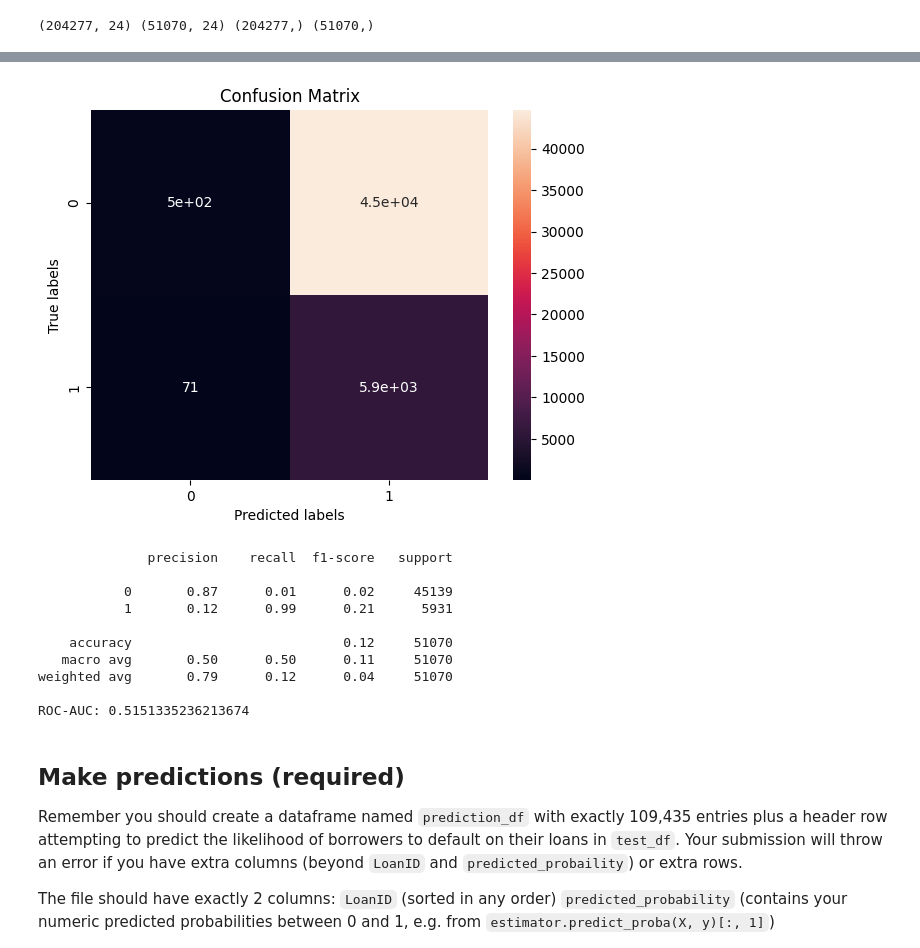
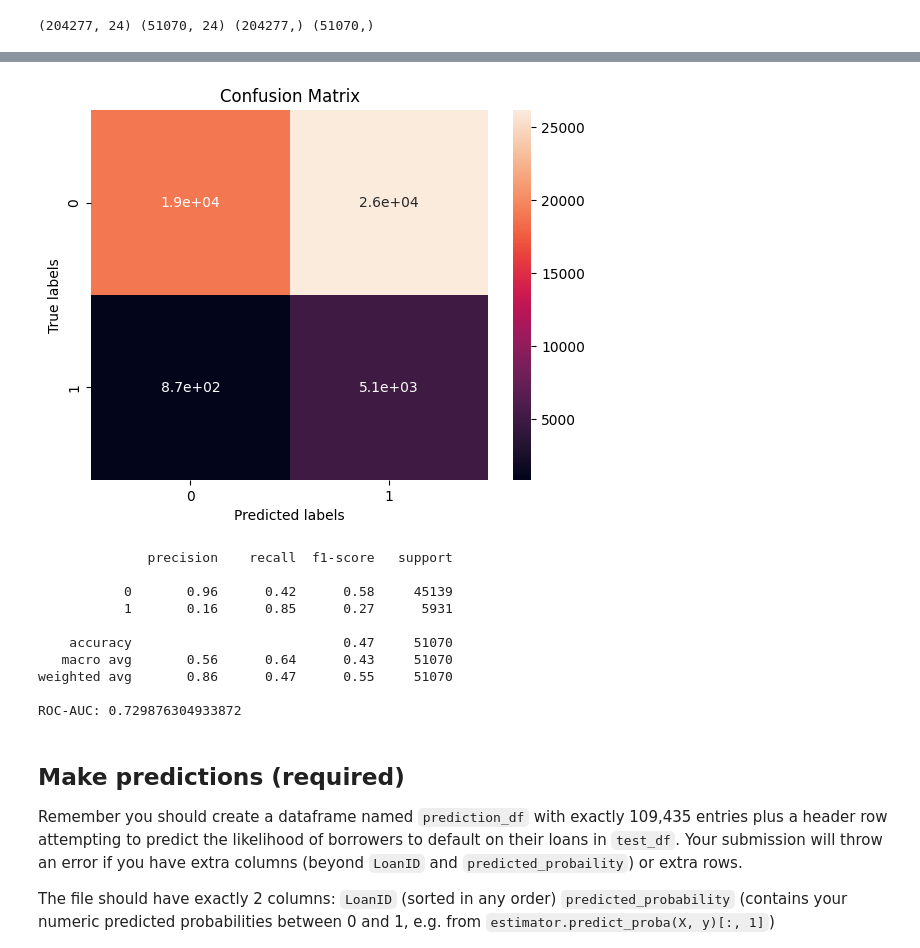
Before and after one commit to Jasman123/Data_Science_Challange, a Jupyter notebook: LoanDefaultPrediction.ipynb, the cells around one changed output, grey strips where cells are left out. Saved outputs shown, nothing was run; the diff lists cells and outputs as text; code cells hidden in the pictures.

```diff
--- a/LoanDefaultPrediction.ipynb
+++ b/LoanDefaultPrediction.ipynb
@@ -538,0 +587,2 @@ Model XGB initial: Pipeline(steps=[('scaler', StandardScaler()),
+# %%
+initial_model_xgb.fit(X_resampled, y_resampled)
@@ -557,0 +627,7 @@ ROC-AUC: 0.758777989831884
+# %%
+from collections import Counter
+
+counter = Counter(Y_train)
+neg, pos = counter[0], counter[1]
+scale_pos_weight = neg / pos
+print("scale_pos_weight:", scale_pos_weight)
@@ -557,0 +636,4 @@ ROC-AUC: 0.758777989831884
+# %%
+# Update model
+params = initial_model_xgb.get_params()
+initial_model_xgb.set_params(xgb__scale_pos_weight=scale_pos_weight)
@@ -557,0 +659,2 @@ ROC-AUC: 0.758777989831884
+# %%
+initial_model_xgb.fit(X_resampled, y_resampled)
@@ -558,22 +680,22 @@ ROC-AUC: 0.758777989831884
 # %%
-y_pred = model_xgb_w_balancing.predict(X_test)
+y_pred = initial_model_xgb.predict(X_test)
 plot_confusion_matrix(Y_test,y_pred)
 # %% [output]
-[figure, old version]
+[figure, new version]
 # %%
 print(classification_report(Y_test, y_pred))
-print("ROC-AUC:", roc_auc_score(Y_test, model_xgb_w_balancing.predict_proba(X_test)[:,1]))
+print("ROC-AUC:", roc_auc_score(Y_test, initial_model_xgb.predict_proba(X_test)[:,1]))
 # %% [output]
               precision    recall  f1-score   support
 
-           0       0.87      0.01      0.02     45139
-           1       0.12      0.99      0.21      5931
+           0       0.96      0.42      0.58     45139
+           1       0.16      0.85      0.27      5931
 
-    accuracy                           0.12     51070
-   macro avg       0.50      0.50      0.11     51070
-weighted avg       0.79      0.12      0.04     51070
+    accuracy                           0.47     51070
+   macro avg       0.56      0.64      0.43     51070
+weighted avg       0.86      0.47      0.55     51070
 
-ROC-AUC: 0.5151335236213674
+ROC-AUC: 0.729876304933872
 # %% [markdown]
 ## Make predictions (required)
 
```
Also changed, not shown: parts of 10 cells of this notebook.
